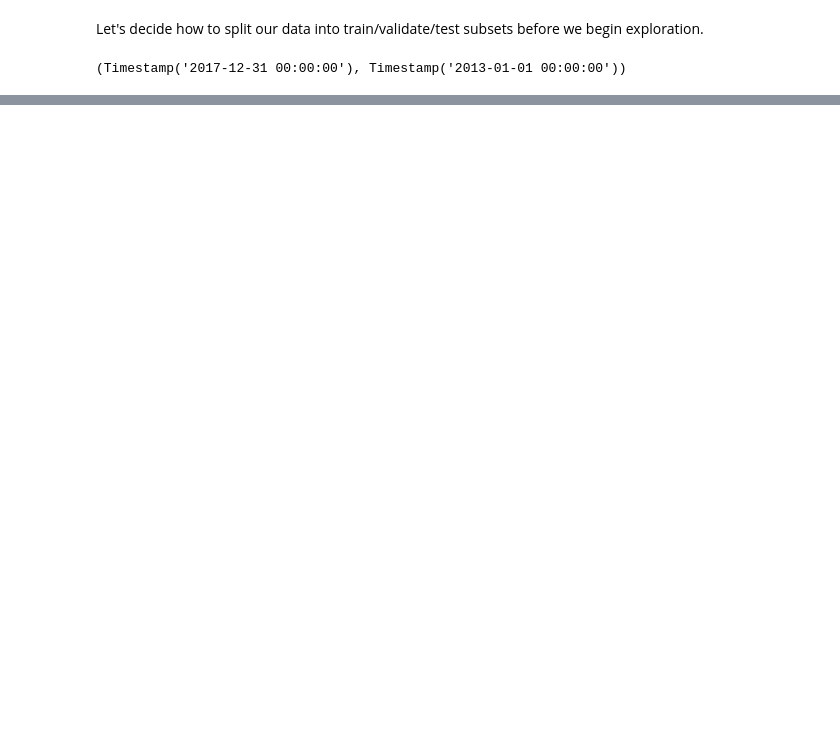
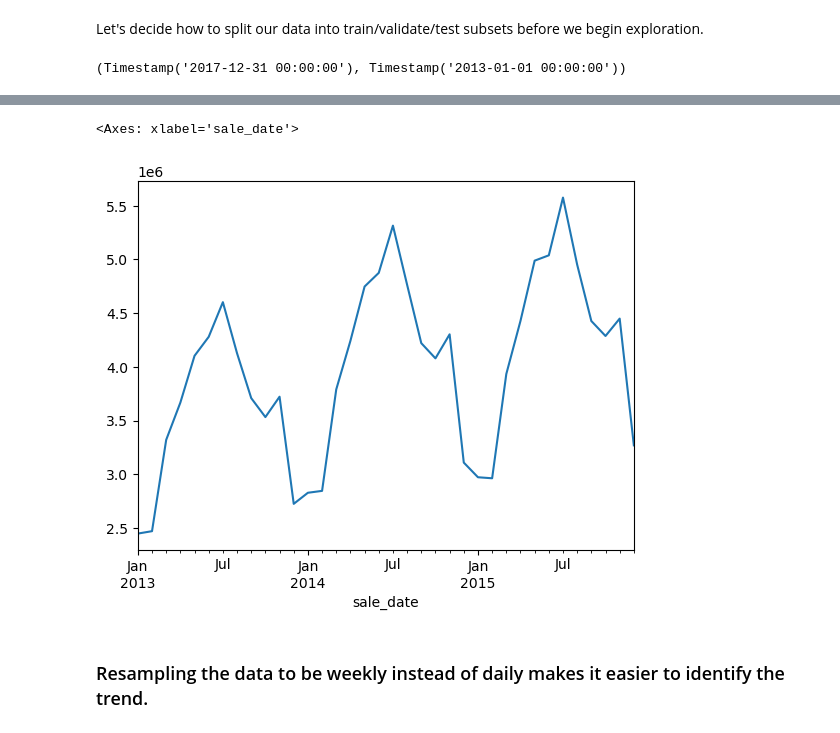
Before and after one commit to CodeupClassroom/somerville-time-series-exercises, a Jupyter notebook: explore_lesson.ipynb, the cells around one changed output, grey strips where cells are left out. Cells and saved outputs as stored; diff of their text form; code cells hidden in the pictures; blank space fills up the shorter version.

```diff
--- a/explore_lesson.ipynb
+++ b/explore_lesson.ipynb
@@ -44,0 +151,3 @@ df.index.max(), df.index.min()
+# %%
+month_sample = train.resample('m').sales_total.sum()
+month_sample.head()
@@ -44,0 +162,7 @@ df.index.max(), df.index.min()
+# %%
+month_sample.plot()
+# %% [output]
+<Axes: xlabel='sale_date'>
+[figure, added]
+# %% [markdown]
+### Resampling the data to be weekly instead of daily makes it easier to identify the trend.
```
Also changed, not shown: parts of 29 cells of this notebook.
